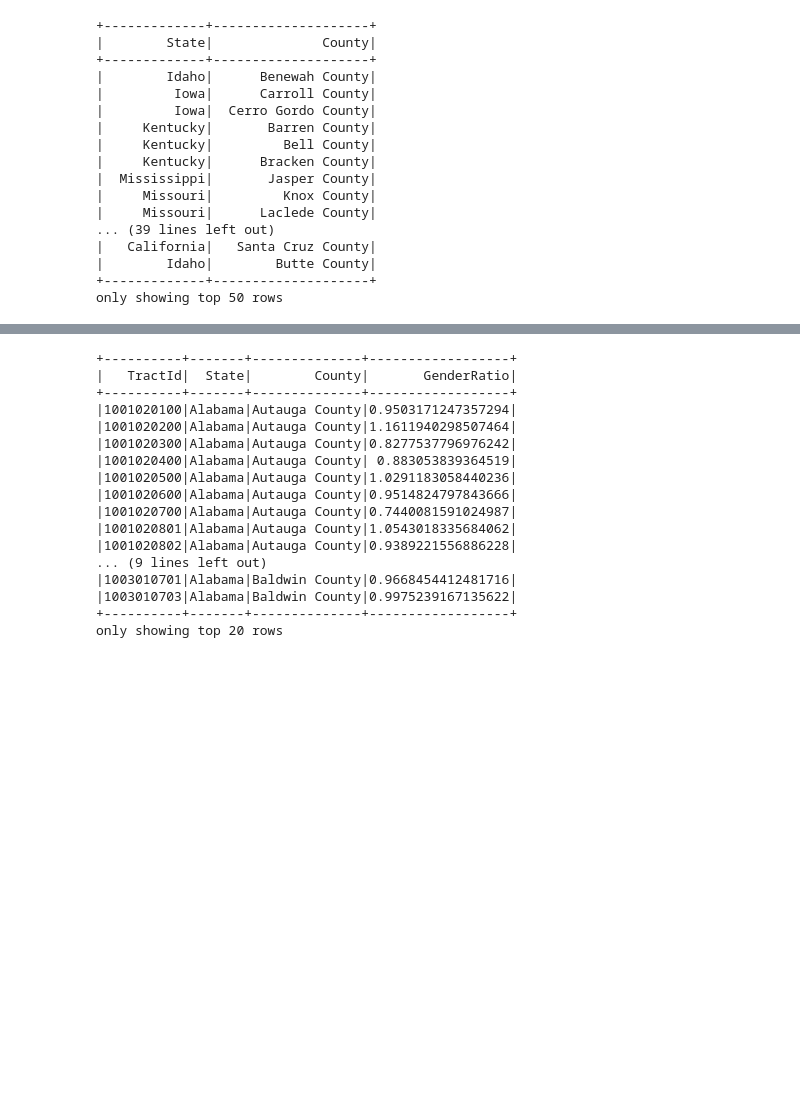
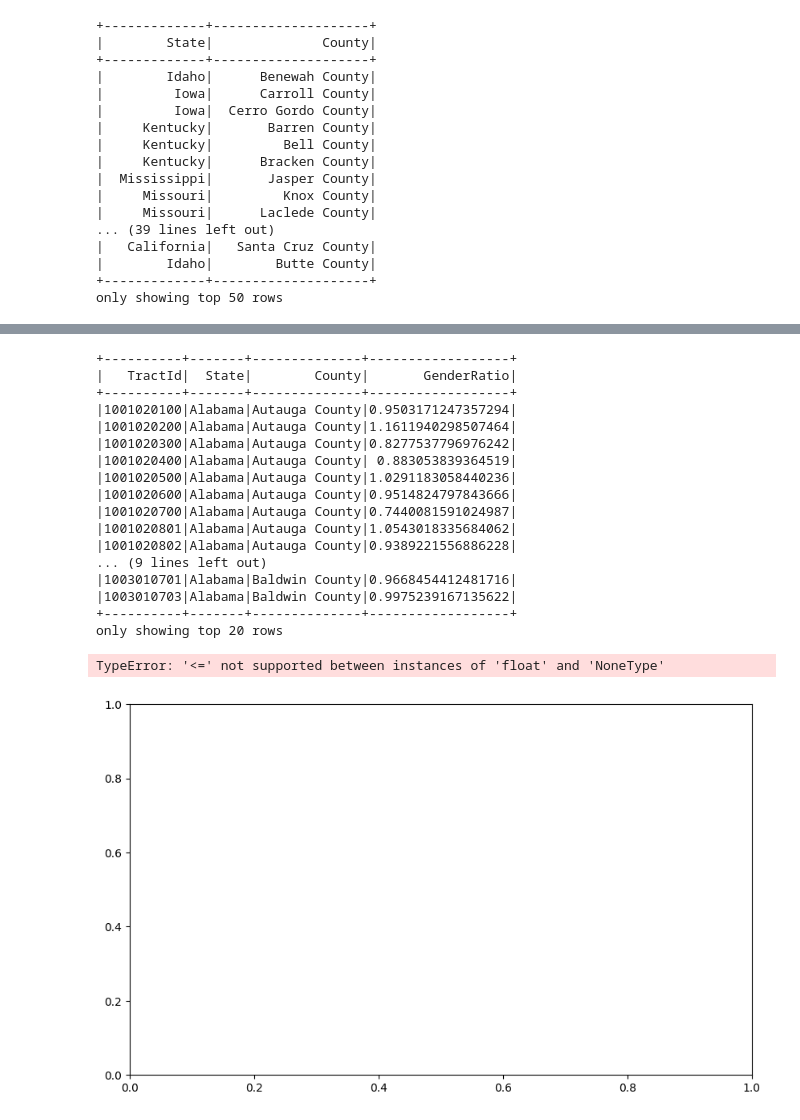
Before and after one commit to emanfj/Healthcare-Disparities-Analysis, a Jupyter notebook: census_2017.ipynb, the cells around one changed output, grey strips where cells are left out. Cells and saved outputs as stored; diff of their text form; code cells hidden in the pictures; blank space fills up the shorter version.

```diff
--- a/census_2017.ipynb
+++ b/census_2017.ipynb
@@ -237,30 +298,47 @@ only showing top 20 rows
 # %%
 """deriving column for gender ratio of men to women
 values less than 1 indicate more men than women
 values more than 1 indicate more women than men
 value exactly at 1 indicates equal population of men and women"""
 
 demographics = demographics.withColumn('GenderRatio', col('Men') / col('Women'))
 
 demographics.select('TractId', 'State', 'County', 'GenderRatio').show()
+
+# collecting data for visualization
+gender_ratio_data = demographics.select('GenderRatio').collect()
+gender_ratios = [row['GenderRatio'] for row in gender_ratio_data]
+
+# plotting the histogram
+plt.figure(figsize=(10, 6))
+plt.hist(gender_ratios, bins=30, edgecolor='black', color='skyblue')
+plt.title('Distribution of Gender Ratios (Men to Women)')
+plt.xlabel('Gender Ratio (Men/Women)')
+plt.ylabel('Number of Census Tracts')
+plt.axvline(x=1, color='red', linestyle='--', label='Equal Population Line')
+plt.legend()
+plt.grid(True)
+plt.show()
 # %% [output]
 +----------+-------+--------------+------------------+
 |   TractId|  State|        County|       GenderRatio|
 +----------+-------+--------------+------------------+
 |1001020100|Alabama|Autauga County|0.9503171247357294|
 |1001020200|Alabama|Autauga County|1.1611940298507464|
 |1001020300|Alabama|Autauga County|0.8277537796976242|
 |1001020400|Alabama|Autauga County| 0.883053839364519|
 |1001020500|Alabama|Autauga County|1.0291183058440236|
 |1001020600|Alabama|Autauga County|0.9514824797843666|
 |1001020700|Alabama|Autauga County|0.7440081591024987|
 |1001020801|Alabama|Autauga County|1.0543018335684062|
 |1001020802|Alabama|Autauga County|0.9389221556886228|
 ... (9 lines left out)
 |1003010701|Alabama|Baldwin County|0.9668454412481716|
 |1003010703|Alabama|Baldwin County|0.9975239167135622|
 +----------+-------+--------------+------------------+
 only showing top 20 rows
+TypeError: '<=' not supported between instances of 'float' and 'NoneType'
+[figure, added]
 # %%
 # deriving column for most common mode of commute
 commute_methods = ['Drive', 'Carpool', 'Transit', 'Walk', 'OtherTransportation', 'WorkAtHome']
```
Also changed, not shown: parts of 7 cells of this notebook.
